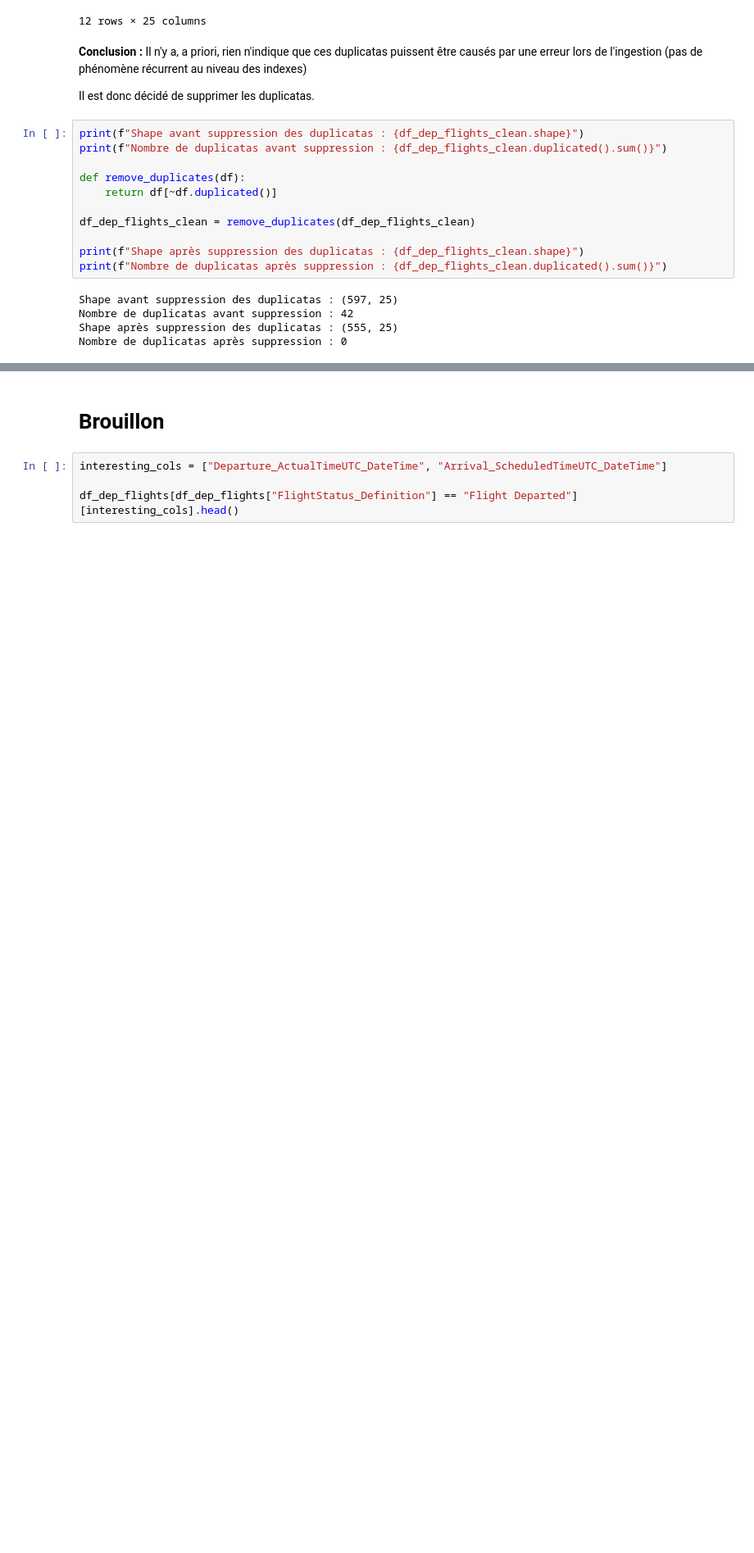
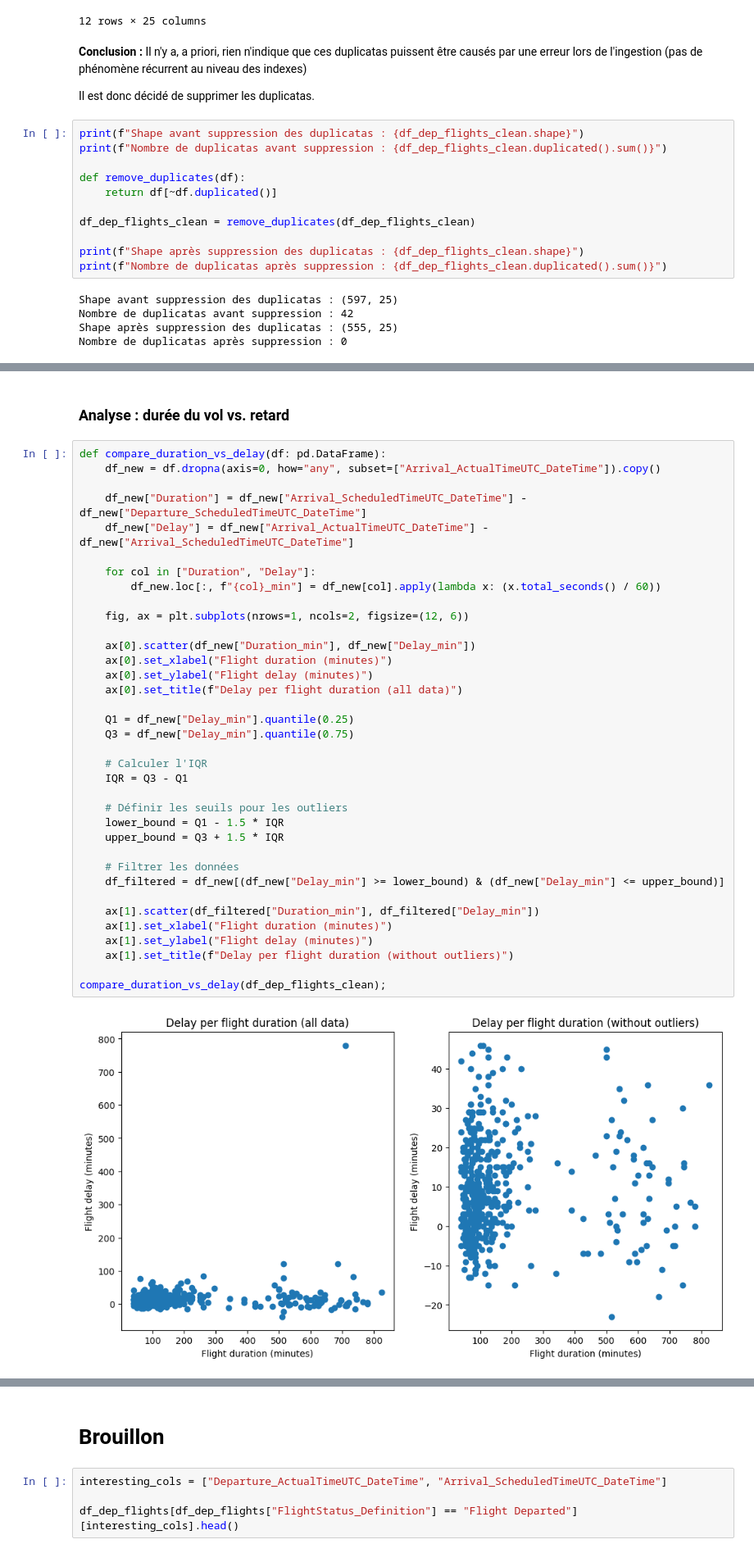
Before and after one commit to gil-lampe/dst-airlines, a Jupyter notebook: notebooks/gl_departing_flights_analysis.ipynb, the cells around one changed output, grey strips where cells are left out. Shown: that part at 82% size. Drawn from its saved outputs; the diff is of its cells as text; blank space fills up the shorter version.

```diff
--- a/notebooks/gl_departing_flights_analysis.ipynb
+++ b/notebooks/gl_departing_flights_analysis.ipynb
@@ -205,0 +214,40 @@ Nombre de duplicatas après suppression : 0
+# %% [markdown]
+### Analyse : durée du vol vs. retard
+# %%
+def compare_duration_vs_delay(df: pd.DataFrame):
+    df_new = df.dropna(axis=0, how="any", subset=["Arrival_ActualTimeUTC_DateTime"]).copy()
+
+    df_new["Duration"] = df_new["Arrival_ScheduledTimeUTC_DateTime"] - df_new["Departure_ScheduledTimeUTC_DateTime"]
+    df_new["Delay"] = df_new["Arrival_ActualTimeUTC_DateTime"] - df_new["Arrival_ScheduledTimeUTC_DateTime"]
+
+    for col in ["Duration", "Delay"]:
+        df_new.loc[:, f"{col}_min"] = df_new[col].apply(lambda x: (x.total_seconds() / 60))
+
+    fig, ax = plt.subplots(nrows=1, ncols=2, figsize=(12, 6))
+
+    ax[0].scatter(df_new["Duration_min"], df_new["Delay_min"])
+    ax[0].set_xlabel("Flight duration (minutes)")
+    ax[0].set_ylabel("Flight delay (minutes)")
+    ax[0].set_title(f"Delay per flight duration (all data)")
+
+    Q1 = df_new["Delay_min"].quantile(0.25)
+    Q3 = df_new["Delay_min"].quantile(0.75)
+
+    # Calculer l'IQR
+    IQR = Q3 - Q1
+
+    # Définir les seuils pour les outliers
+    lower_bound = Q1 - 1.5 * IQR
+    upper_bound = Q3 + 1.5 * IQR
+
+    # Filtrer les données
+    df_filtered = df_new[(df_new["Delay_min"] >= lower_bound) & (df_new["Delay_min"] <= upper_bound)]
+
+    ax[1].scatter(df_filtered["Duration_min"], df_filtered["Delay_min"])
+    ax[1].set_xlabel("Flight duration (minutes)")
+    ax[1].set_ylabel("Flight delay (minutes)")
+    ax[1].set_title(f"Delay per flight duration (without outliers)")
+
+compare_duration_vs_delay(df_dep_flights_clean);
+# %% [output]
+[figure, added]
```
Also changed, not shown: parts of 4 cells of this notebook.
